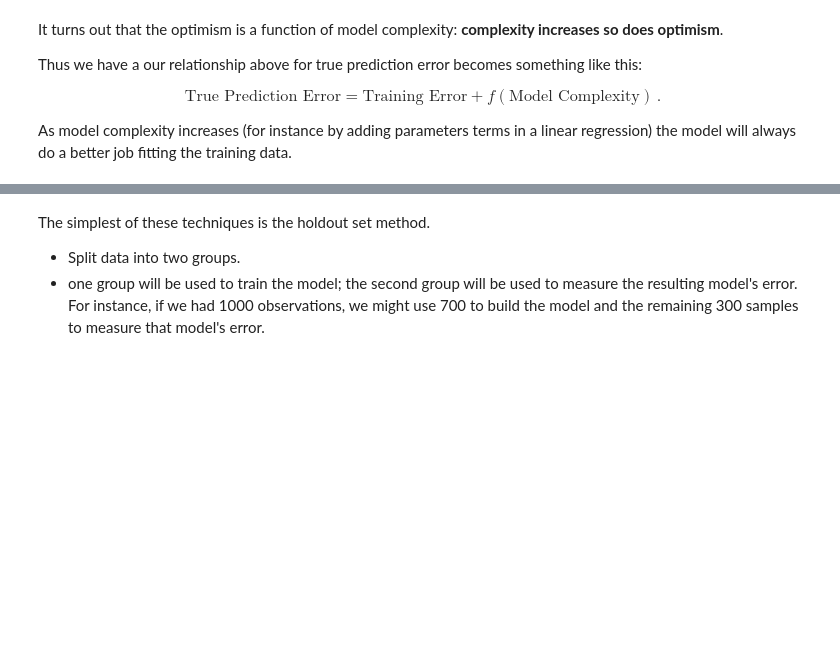
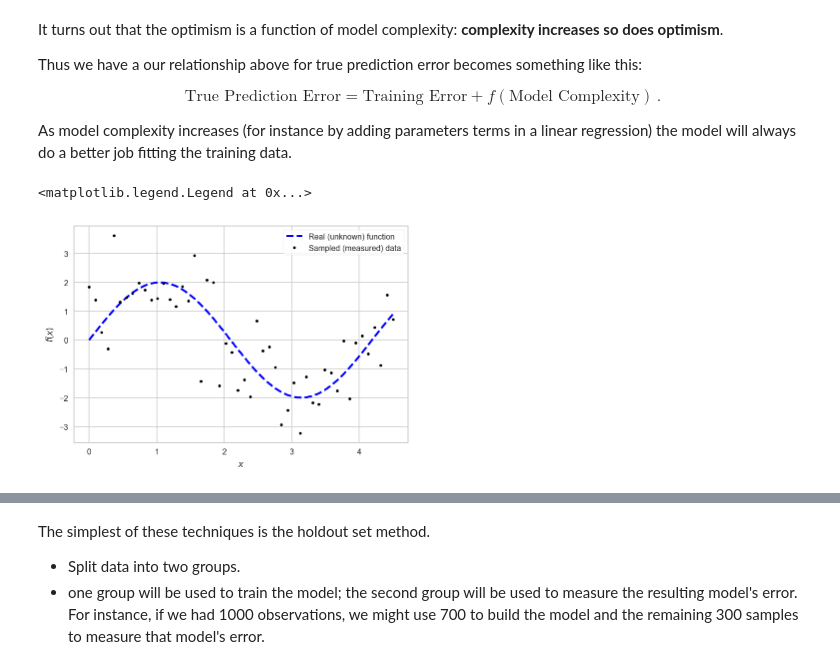
Before and after one commit to lmarti/machine-learning, a Jupyter notebook: 08. Assessment and Parameter Optimization.ipynb, the cells around one changed output, grey strips where cells are left out. Drawn from its saved outputs; the diff is of its cells as text; code cells hidden in the pictures; blank space fills up the shorter version.

```diff
--- a/08. Assessment and Parameter Optimization.ipynb
+++ b/08. Assessment and Parameter Optimization.ipynb
@@ -99,3 +96,25 @@ $$
 $$
 
 As model complexity increases (for instance by adding parameters terms in a linear regression) the model will always do a better job fitting the training data.
+# %%
+def f(size):
+    'Returns a noiseless sample with `size` instances.'
+    x = np.linspace(0, 4.5, size)
+    y = 2 * np.sin(x * 1.5)
+    return x, y
+# %%
+def sample(size):
+    'Returns a noisy sample with `size` instances.'
+    x, y = f(size)
+    return x, y + np.random.randn(x.size)
+# %%
+f_x, f_y = f(50)
+plt.plot(f_x, f_y, 'b--', linewidth=2, label='Real (unknown) function')
+x, y = sample(50)
+plt.plot(x, y, 'k.', label='Sampled (measured) data')
+plt.xlabel('$x$')
+plt.ylabel('$f(x)$')
+plt.legend(frameon=True)
+# %% [output]
+<matplotlib.legend.Legend at 0x...>
+[figure, added]
```
Also changed, not shown: parts of 15 cells of this notebook, 3 other files.
